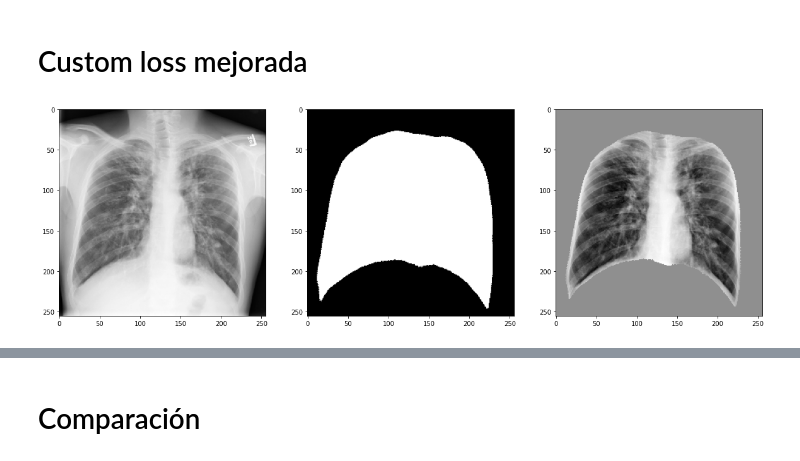
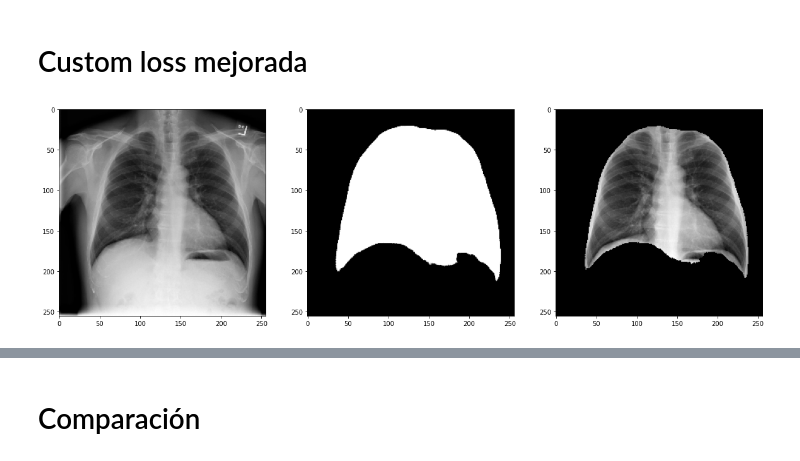
Before and after one commit to maryskal/SITK, a Jupyter notebook: neural_networks/probar_modelos.ipynb, the cells around one changed output, grey strips where cells are left out. Cells and saved outputs as stored; diff of their text form; code cells hidden in the pictures.

```diff
--- a/neural_networks/probar_modelos.ipynb
+++ b/neural_networks/probar_modelos.ipynb
@@ -106,7 +106,7 @@ def apply_mask(img, mask):
 # %% [markdown]
 # 1 canal
 # %%
-unet = keras.models.load_model('/home/mr1142/Documents/Data/models/unet_renacimiento_validation_1.h5',
+unet = keras.models.load_model('/home/mr1142/Documents/Data/models/unet_renacimiento_validation_2.h5',
                                      custom_objects={"loss_mask": loss_mask,
                                                      "dice_coef_loss": dice_coef_loss,
                                                      "dice_coef": dice_coef})
@@ -201,7 +201,7 @@ plt.show()
 # %%
 import tensorflow as tf
 # %%
-uloss = keras.models.load_model('/home/mr1142/Documents/Data/models/uloss_albumentation_validation_1.h5',
+uloss = keras.models.load_model('/home/mr1142/Documents/Data/models/uloss_renacimiento_validation_4.h5',
                                      custom_objects={"MyLoss": MyLoss,
                                                      "loss_mask": loss_mask,
                                                      "dice_coef_loss": dice_coef_loss,
@@ -211,16 +211,16 @@ def normalize(img):
     # return (img - np.mean(img))/ np.std(img)
     return img/np.max(img)
 # %%
-r = np.random.randint(0, images.shape[0])
+r = np.random.randint(0, len(masks_name))
 img = normalize(read_img(path, 'images', masks_name[r]))
-mask = unet_model.predict(img[np.newaxis,...])[0,...]
+mask = uloss.predict(img[np.newaxis,...])[0,...]
 plt.figure(figsize=(20, 20))
 plt.subplot(1,3,1)
 plt.imshow(img, cmap = 'gray')
 plt.subplot(1,3,2)
 plt.imshow(mask, cmap = 'gray')
 plt.subplot(1,3,3)
 plt.imshow(apply_mask(img, mask), cmap = 'gray')
 plt.show()
 # %% [output]
-[figure, old version]
+[figure, new version]
```
Also changed, not shown: parts of 15 cells of this notebook, 3 other files.
